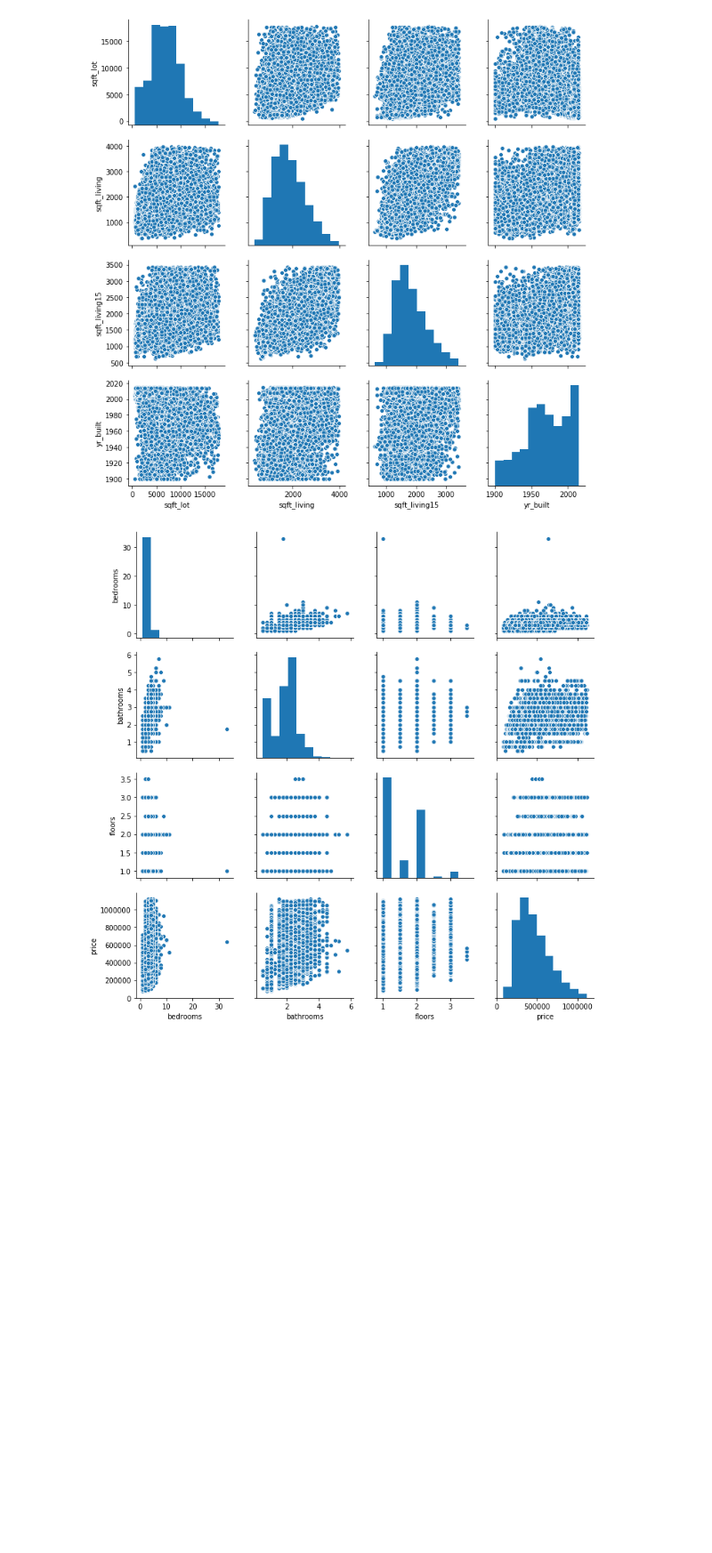
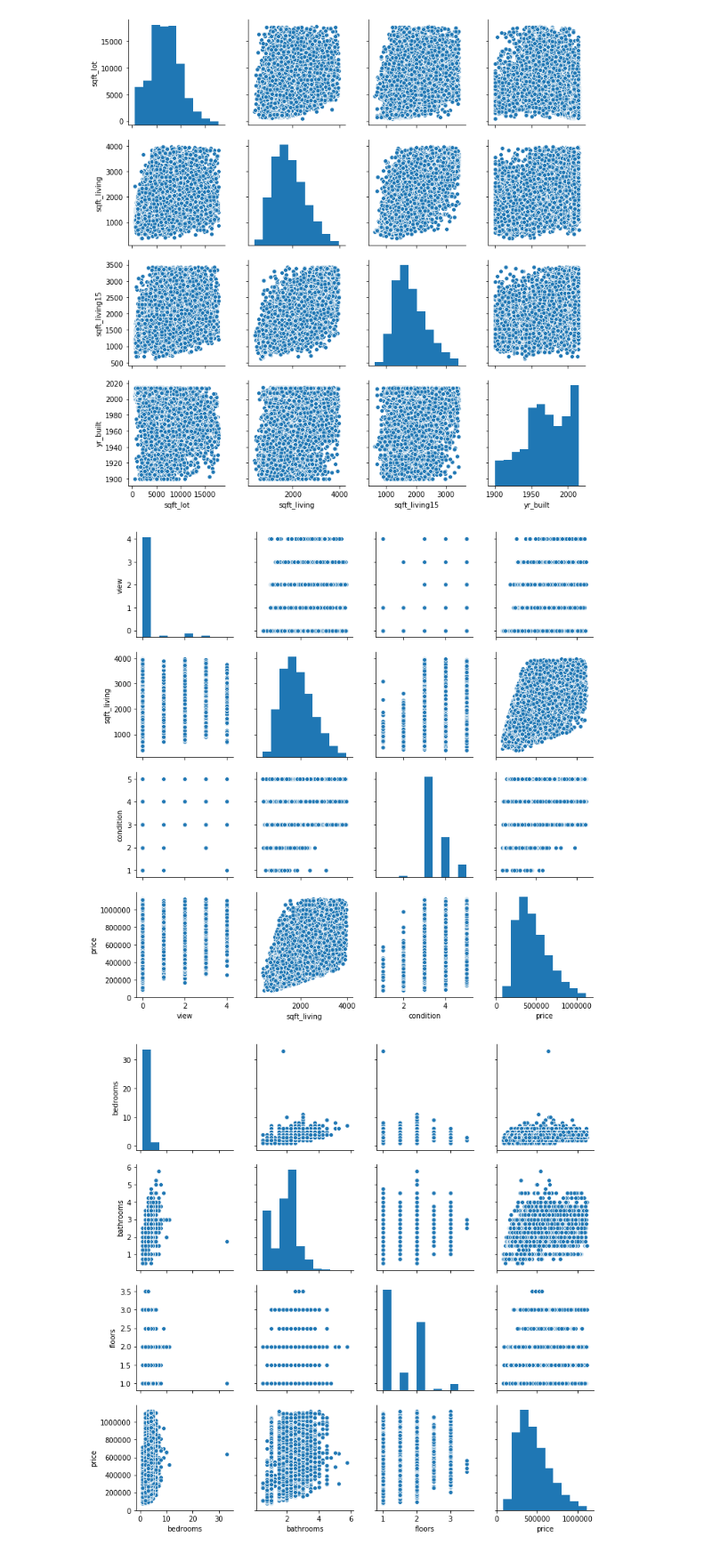
Before and after one commit to zarialevi/mod-1-project, a Jupyter notebook: EDA-Zaria.ipynb, the cells around one changed output. Shown at 89% size. Cells and saved outputs as stored; diff of their text form; code cells hidden in the pictures; blank space fills up the shorter version.

```diff
--- a/EDA-Zaria.ipynb
+++ b/EDA-Zaria.ipynb
@@ -183,6 +173,14 @@ house_lot_plot = sns.pairplot(df,
 plt.show()
 # %% [output]
 [figure]
+# %%
+house_lot_plot = sns.pairplot(df,
+                             vars=['view','sqft_living','condition', 'price'
+                                  ])
+
+plt.show()
+# %% [output]
+[figure, added]
 # %%
 bedrooms_bathrooms_floors_plot = sns.pairplot(df,
                                               vars=['bedrooms','bathrooms', 'floors','price'
```
Also changed, not shown: parts of 7 cells of this notebook, 3 other files.
